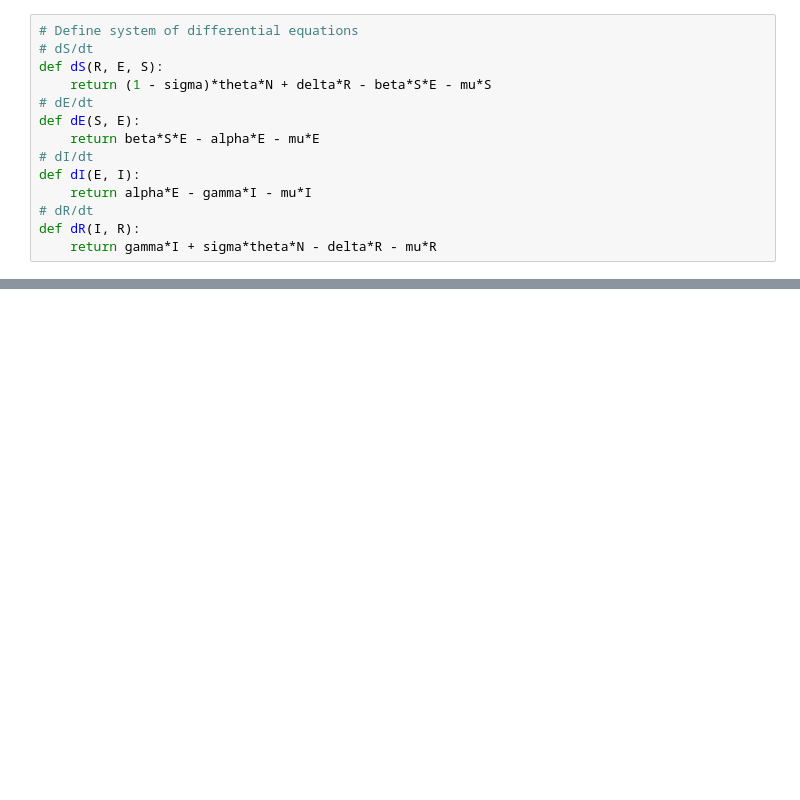
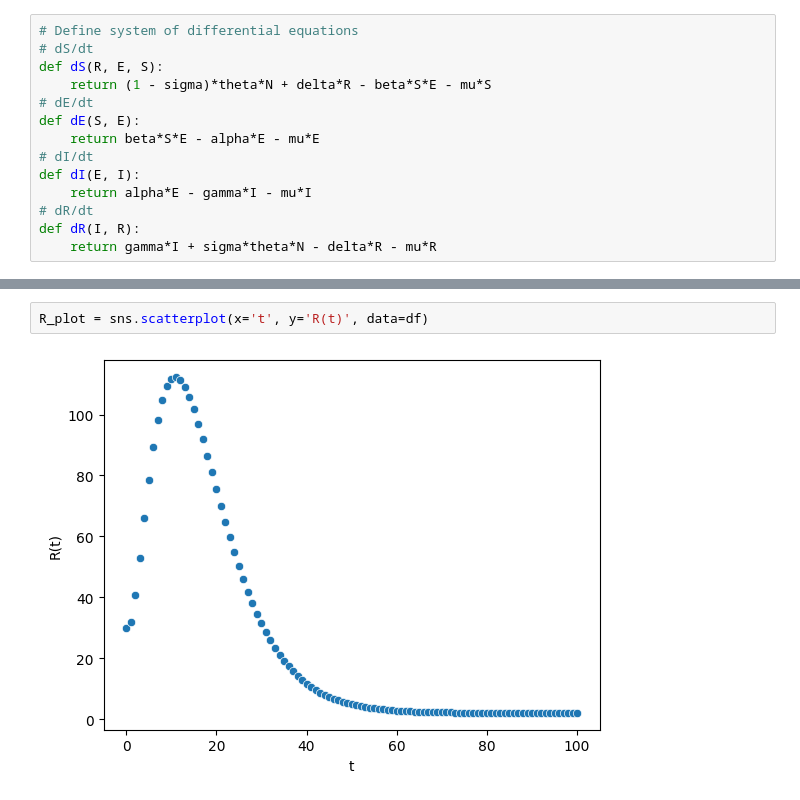
Before and after one commit to ZacG1t/SEIRS_model_RK4, a Jupyter notebook: SEIRS_model.ipynb, the cells around one changed output, grey strips where cells are left out. Saved outputs shown, nothing was run; the diff lists cells and outputs as text; blank space fills up the shorter version.

```diff
--- a/SEIRS_model.ipynb
+++ b/SEIRS_model.ipynb
@@ -95,0 +111,4 @@ R [30, 31.886655124667417]
+# %%
+R_plot = sns.scatterplot(x='t', y='R(t)', data=df)
+# %% [output]
+[figure, added]
```
Also changed, not shown: parts of 12 cells of this notebook.
